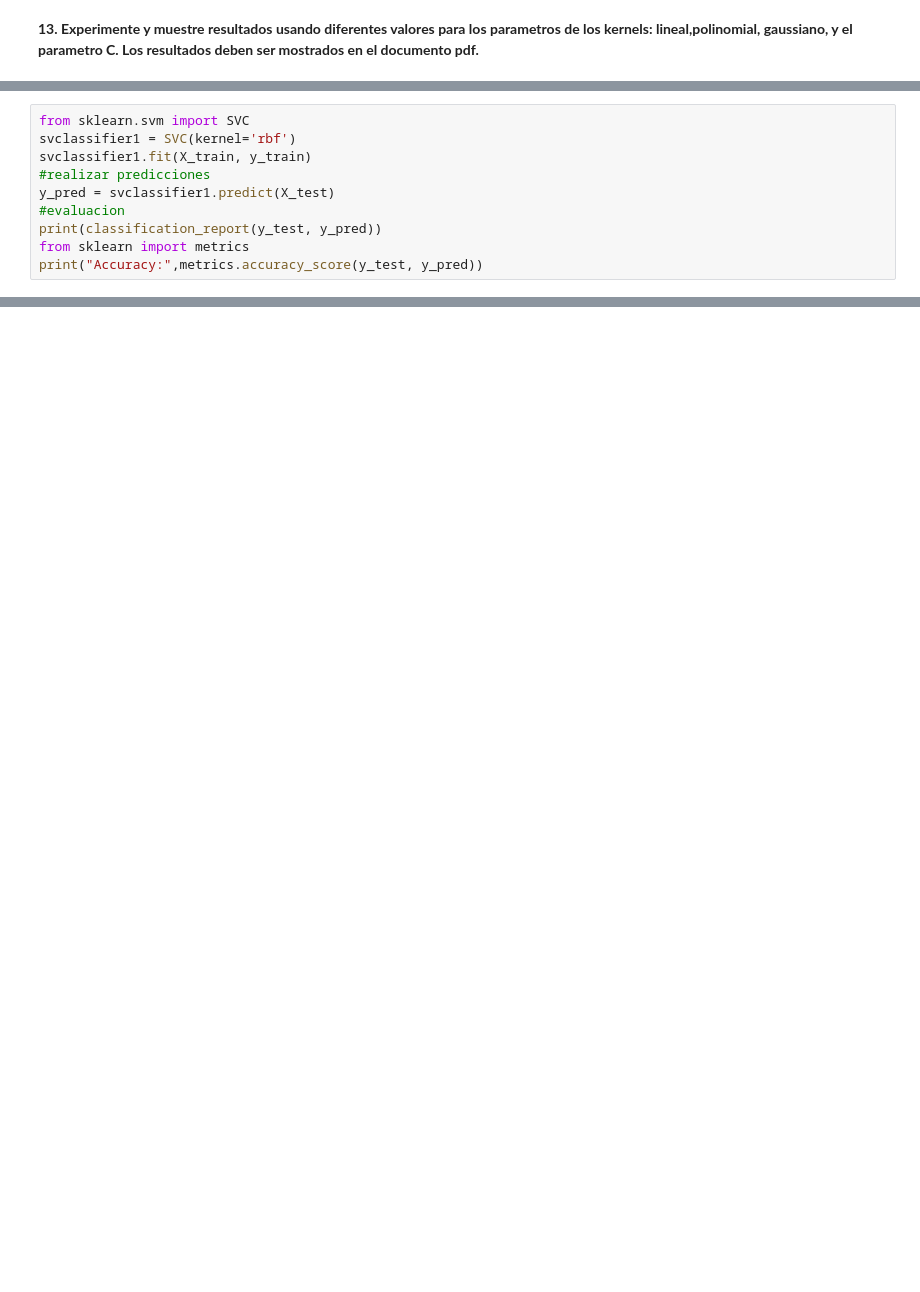
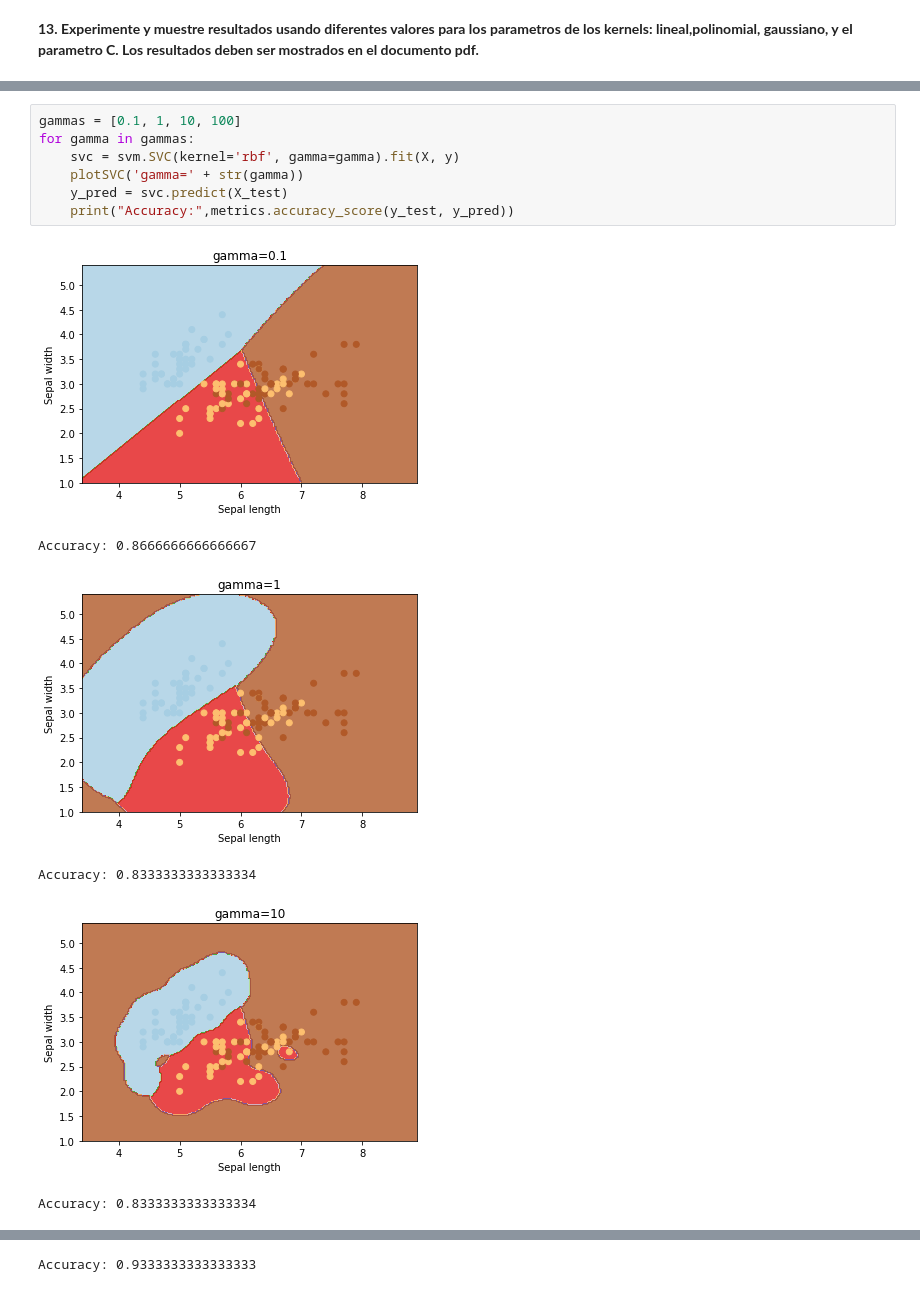
Before and after one commit to davidGCR/suport-vector-machines-analysis, a Jupyter notebook: Parte III-Implementacion.ipynb, the cells around one changed output, grey strips where cells are left out. Drawn from its saved outputs; the diff is of its cells as text; blank space fills up the shorter version.

```diff
--- a/Parte III-Implementacion.ipynb
+++ b/Parte III-Implementacion.ipynb
@@ -121,10 +90,0 @@ Accuracy: 0.9666666666666667
-# %%
-from sklearn.svm import SVC
-svclassifier1 = SVC(kernel='rbf')
-svclassifier1.fit(X_train, y_train)
-#realizar predicciones
-y_pred = svclassifier1.predict(X_test)
-#evaluacion
-print(classification_report(y_test, y_pred))
-from sklearn import metrics
-print("Accuracy:",metrics.accuracy_score(y_test, y_pred))
@@ -218,0 +149,14 @@ Accuracy: 0.9666666666666667
+# %%
+gammas = [0.1, 1, 10, 100]
+for gamma in gammas:
+    svc = svm.SVC(kernel='rbf', gamma=gamma).fit(X, y)
+    plotSVC('gamma=' + str(gamma))
+    y_pred = svc.predict(X_test)
+    print("Accuracy:",metrics.accuracy_score(y_test, y_pred))
+# %% [output]
+[figure, added]
+Accuracy: 0.8666666666666667
+[figure, added]
+Accuracy: 0.8333333333333334
+[figure, added]
+Accuracy: 0.8333333333333334
@@ -218,0 +164 @@ Accuracy: 0.9666666666666667
+Accuracy: 0.9333333333333333
```
Also changed, not shown: parts of 21 cells of this notebook, 1 other file.
